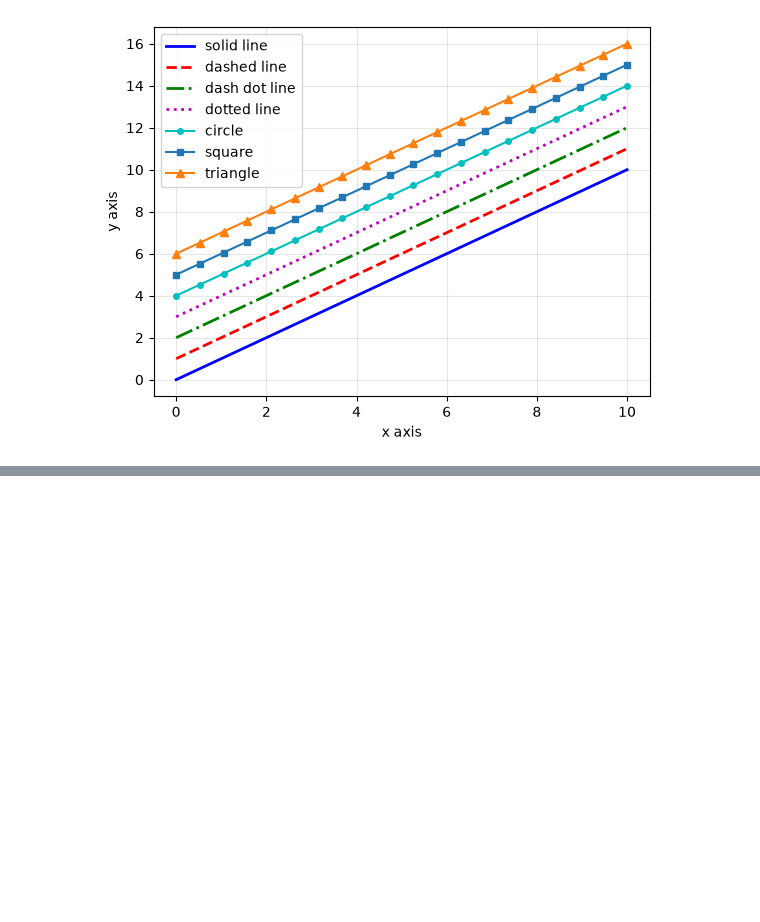
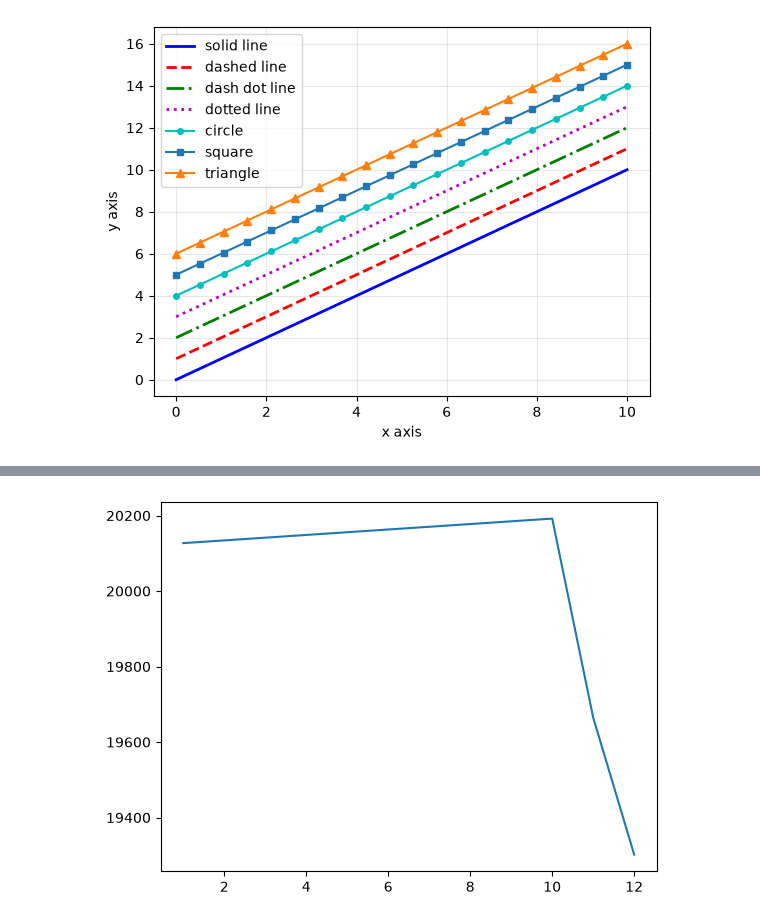
Before and after one commit to PaulamiGhosh/daily_python_practice, a Jupyter notebook: python_project/python_daily_practice.ipynb, the cells around one changed output, grey strips where cells are left out. Cells and saved outputs as stored; diff of their text form; code cells hidden in the pictures; blank space fills up the shorter version.

```diff
--- a/python_project/python_daily_practice.ipynb
+++ b/python_project/python_daily_practice.ipynb
@@ -294,0 +376,16 @@ plt.grid(alpha=0.3)
+# %%
+month_wise = birds.groupby('wetland')['individuals'].sum()
+area_wise = birds.groupby('month')['individuals'].sum()
+# %%
+fig, ax = plt.subplots()
+# ax.plot(
+#     month_wise.index,
+#     month_wise.values
+# )
+ax.plot(
+    area_wise.index,
+    area_wise.values
+)
+plt.show()
+# %% [output]
+[figure, added]
```
Also changed, not shown: parts of 2 cells of this notebook.
